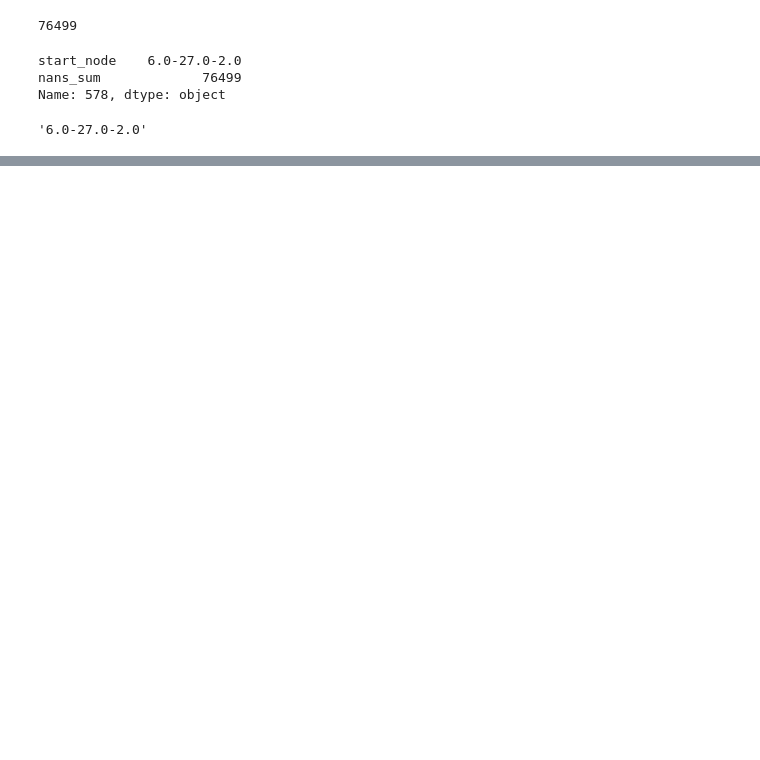
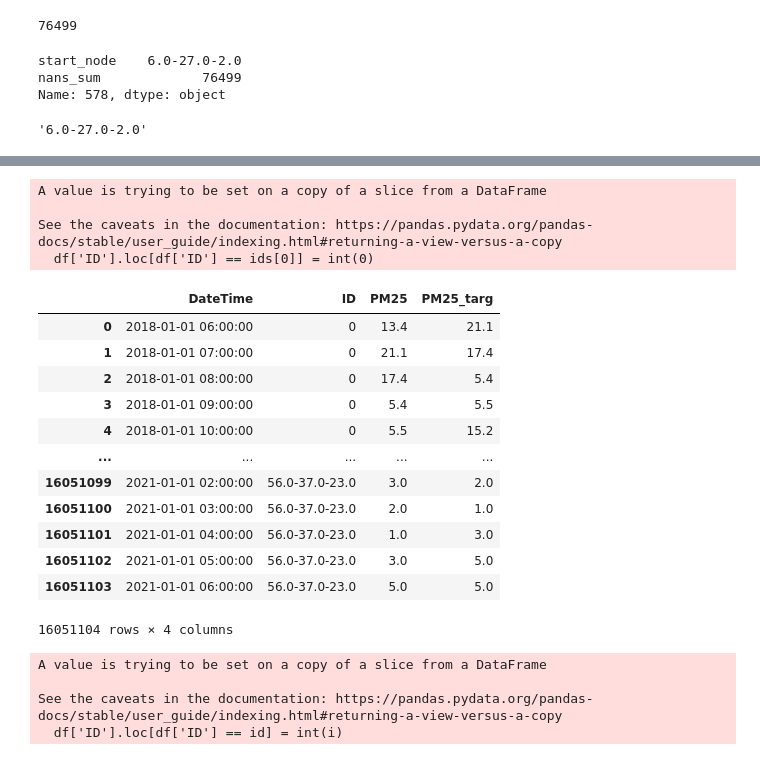
Before and after one commit to NicoArmas/gdl_air_quality, a Jupyter notebook: code/experiments.ipynb, the cells around one changed output, grey strips where cells are left out. Saved outputs shown, nothing was run; the diff lists cells and outputs as text; code cells hidden in the pictures; blank space fills up the shorter version.

```diff
--- a/code/experiments.ipynb
+++ b/code/experiments.ipynb
@@ -186,0 +387,35 @@ aq.lookup_id(min_node)
+# %%
+ids = list(df.loc[:, 'ID'].drop_duplicates())
+# %%
+df['ID'].loc[df['ID'] == ids[0]] = int(0)
+# %% [output]
+A value is trying to be set on a copy of a slice from a DataFrame
+
+See the caveats in the documentation: https://pandas.pydata.org/pandas-docs/stable/user_guide/indexing.html#returning-a-view-versus-a-copy
+  df['ID'].loc[df['ID'] == ids[0]] = int(0)
+# %%
+df
+# %% [output]
+|  | DateTime | ID | PM25 | PM25_targ |
+| 0 | 2018-01-01 06:00:00 | 0 | 13.4 | 21.1 |
+| 1 | 2018-01-01 07:00:00 | 0 | 21.1 | 17.4 |
+| 2 | 2018-01-01 08:00:00 | 0 | 17.4 | 5.4 |
+| 3 | 2018-01-01 09:00:00 | 0 | 5.4 | 5.5 |
+| 4 | 2018-01-01 10:00:00 | 0 | 5.5 | 15.2 |
+| ... | ... | ... | ... | ... |
+| 16051099 | 2021-01-01 02:00:00 | 56.0-37.0-23.0 | 3.0 | 2.0 |
+| 16051100 | 2021-01-01 03:00:00 | 56.0-37.0-23.0 | 2.0 | 1.0 |
+| 16051101 | 2021-01-01 04:00:00 | 56.0-37.0-23.0 | 1.0 | 3.0 |
+| 16051102 | 2021-01-01 05:00:00 | 56.0-37.0-23.0 | 3.0 | 5.0 |
+| 16051103 | 2021-01-01 06:00:00 | 56.0-37.0-23.0 | 5.0 | 5.0 |
+16051104 rows × 4 columns
+# %%
+df['ID'] = df['ID'].astype(str)
+
+for i, id in tqdm(enumerate(ids), total=len(ids)):
+    df['ID'].loc[df['ID'] == id] = int(i)
+# %% [output]
+A value is trying to be set on a copy of a slice from a DataFrame
+
+See the caveats in the documentation: https://pandas.pydata.org/pandas-docs/stable/user_guide/indexing.html#returning-a-view-versus-a-copy
+  df['ID'].loc[df['ID'] == id] = int(i)
```
Also changed, not shown: parts of 44 cells of this notebook, 2 other files.
